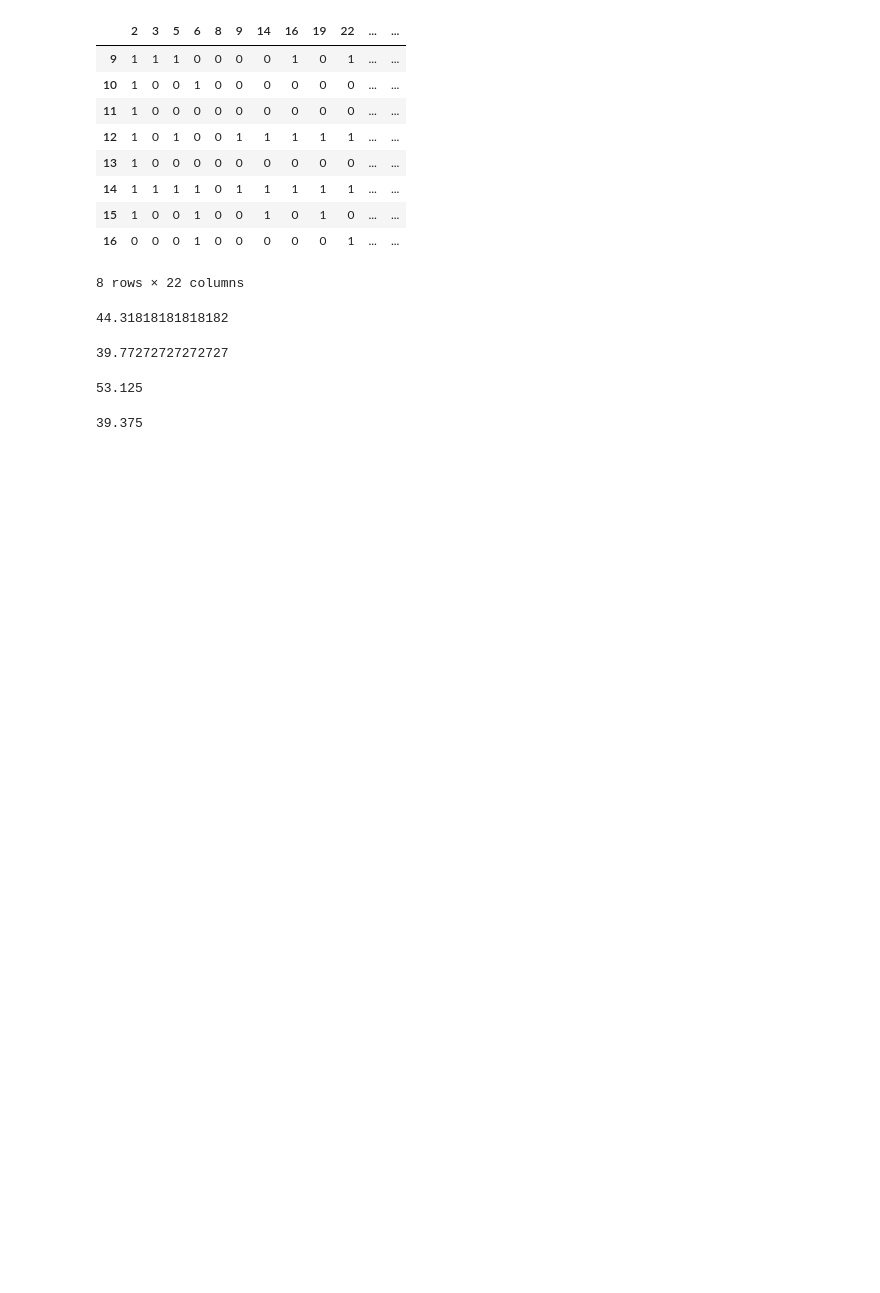
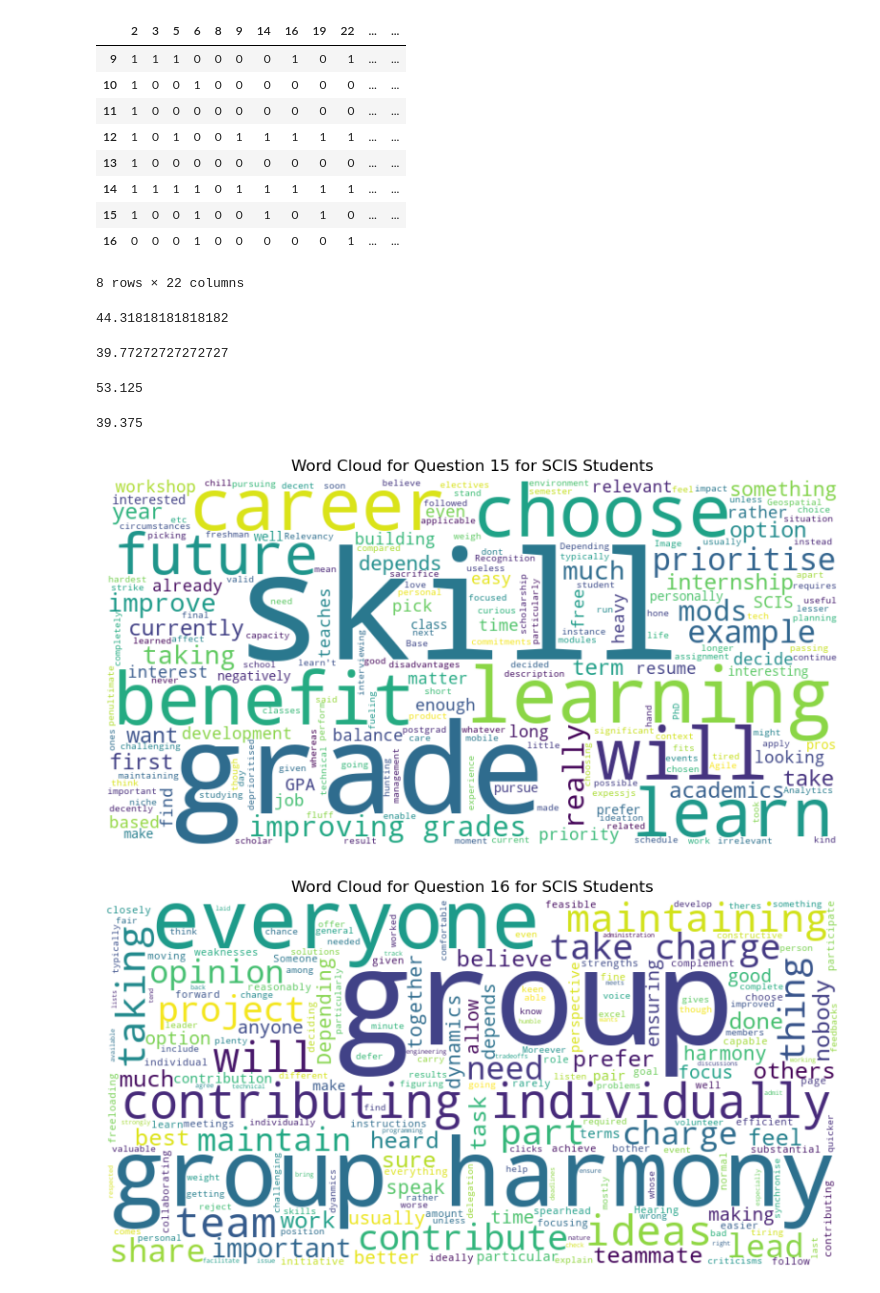
Before and after one commit to gcshane/icc-survey-analysis, a Jupyter notebook: ICC survey EDA.ipynb, the cells around one changed output. Drawn from its saved outputs; the diff is of its cells as text; code cells hidden in the pictures; blank space fills up the shorter version.

Commit message:
Word cloud analysis for open ended questions

```diff
--- a/ICC survey EDA.ipynb
+++ b/ICC survey EDA.ipynb
@@ -9,10 +55,6 @@ df = df.replace(to_replace="Lee Kong Chian School of Business (LKCSB)", value="L
 # %%
-scis = df[df["School"] == "SCIS"]
-scis = scis.transpose()
-scis = scis.replace(to_replace="Agree", value=1)
-scis = scis.replace(to_replace="Disagree", value=0)
-scis = scis.iloc[2:18]
-scis
+scis_binary = scis.iloc[2:18]
+scis_binary
 # %% [output]
 |  | 0 | 1 | 4 | 7 | 10 | 11 | 12 | 13 | 15 | 17 | ... | ... |
 | 1 | 1 | 0 | 0 | 1 | 0 | 0 | 0 | 0 | 0 | 0 | ... | ... |
@@ -145,3 +207,25 @@ lkcsb_indiv_rate = lkcsb_indiv["Individualism %"].mean()
 lkcsb_indiv_rate
 # %% [output]
 39.375
+# %%
+scis_open = scis.iloc[18:].reset_index()
+scis_open_rows = scis_open.shape[0] # each question
+scis_open_cols = scis_open.shape[1] # each repondent
+responses_by_question = {}
+for i in range(scis_open_rows):
+    responses = []
+    for j in range(1, scis_open_cols):
+        response = str(scis_open.iloc[i, j]).split()
+        filtered_words = [word for word in response if word.lower() not in STOPWORDS and len(word) > 3]
+        responses.append(" ".join(filtered_words))
+    responses_by_question[i] = " ".join(responses)
+for question, responses in responses_by_question.items():
+    wordcloud = WordCloud(width=800, height=400, background_color='white').generate(responses)
+    plt.figure(figsize=(10, 5))
+    plt.imshow(wordcloud, interpolation='bilinear')
+    plt.axis('off')
+    plt.title(f'Word Cloud for Question {question + 15} for SCIS Students')
+    plt.show()
+# %% [output]
+[figure, added]
+[figure, added]
```
Also changed, not shown: parts of 11 cells of this notebook, 4 other files.
